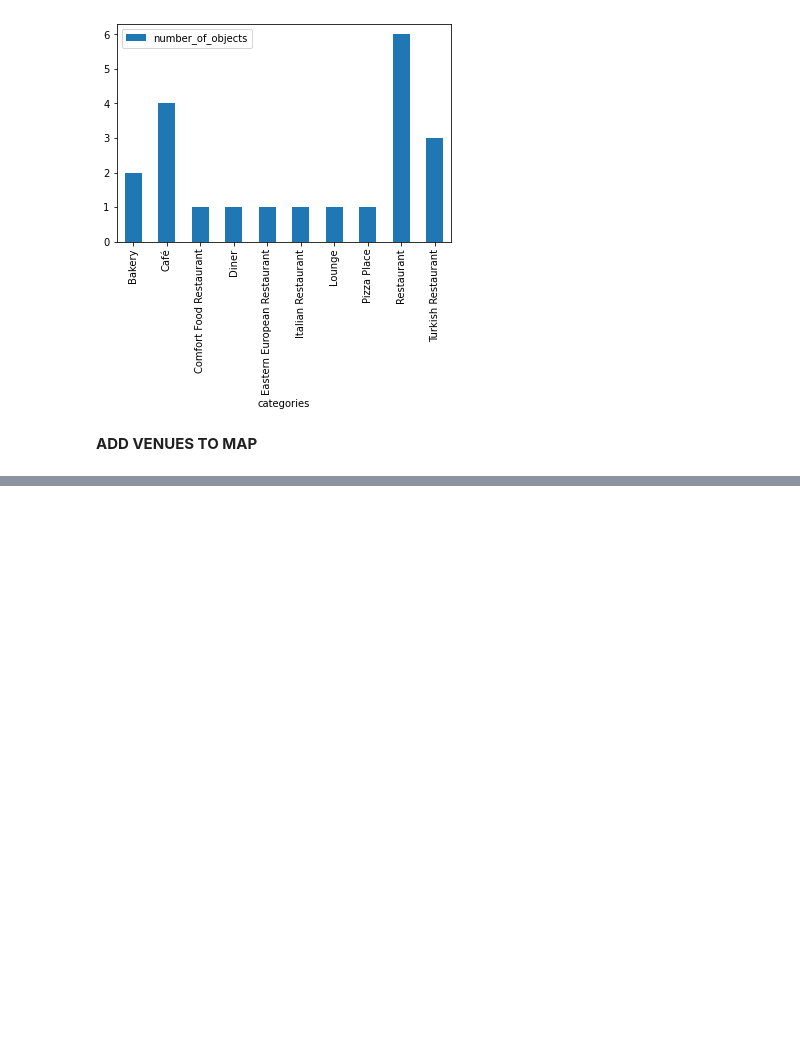
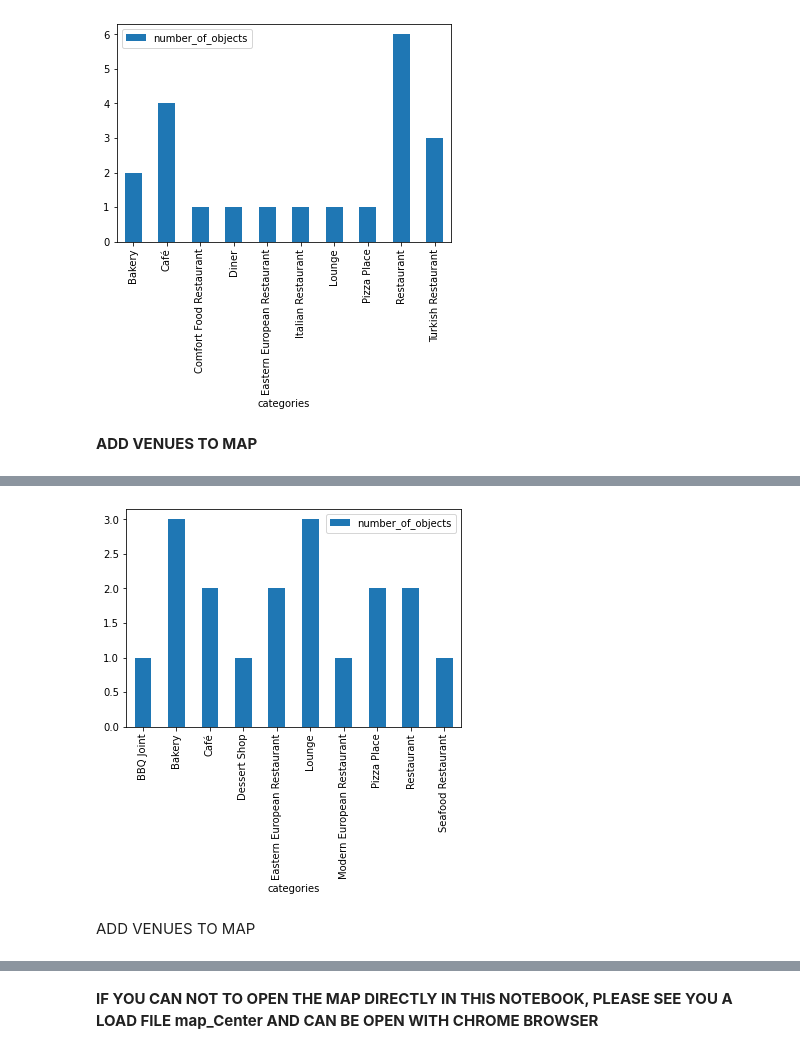
Before and after one commit to Jordanco1969/FINAL-IBM, a Jupyter notebook: Capstone-Project-The-Battle-of-Neighborhoods.ipynb, the cells around one changed output, grey strips where cells are left out. Drawn from its saved outputs; the diff is of its cells as text; code cells hidden in the pictures; blank space fills up the shorter version.

Commit message:
DODADENA I KISELA VODA

```diff
--- a/Capstone-Project-The-Battle-of-Neighborhoods.ipynb
+++ b/Capstone-Project-The-Battle-of-Neighborhoods.ipynb
@@ -459,0 +462,16 @@ for i in range(0,len(df_total_Restaurants)):
+# %%
+df_Sk_area=pd.read_csv("SKOPJE LOKACII.csv")
+#print(df_Sk_area)
+
+print("latitude & longitude FOR NEIGHBORHOOD / AREA 'KISELA VODA' ARE:")
+
+lat=df_Sk_area.iat[5, 1]
+lng=df_Sk_area.iat[5, 2]
+radius=df_Sk_area.iat[5, 4]
+
+print("latitude is", lat)
+print("longitude is", lng)
+print("radius of interest is around:" , radius, "meters")
+
+df_total_Restaurants=get_venues(lat,lng,radius)
+df_total_Restaurants
@@ -459,0 +500,5 @@ for i in range(0,len(df_total_Restaurants)):
+# %%
+df_categories= df_total_Restaurants.groupby(['categories']).count()
+df_categories.drop(['lat','lng'], axis=1,inplace = True)
+df_categories.rename(columns = {'name':'number_of_objects'}, inplace = True)
+df_categories
@@ -459,0 +518,6 @@ for i in range(0,len(df_total_Restaurants)):
+# %%
+ax = df_categories.plot.bar()
+# %% [output]
+[figure, added]
+# %% [markdown]
+ADD VENUES TO MAP
@@ -461,3 +530,5 @@ for i in range(0,len(df_total_Restaurants)):
 map_Center
 # %% [output]
 [interactive output not drawn]
+# %% [markdown]
+  <b>IF YOU CAN NOT TO OPEN THE MAP DIRECTLY IN THIS NOTEBOOK, PLEASE SEE YOU A LOAD FILE map_Center AND CAN BE OPEN WITH CHROME BROWSER<b>
```
Also changed, not shown: parts of 5 cells of this notebook.
